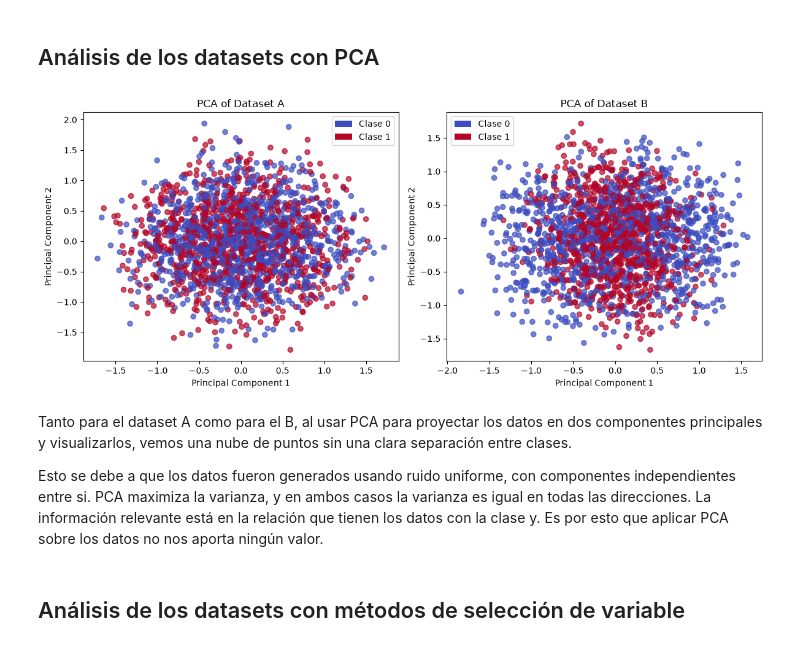
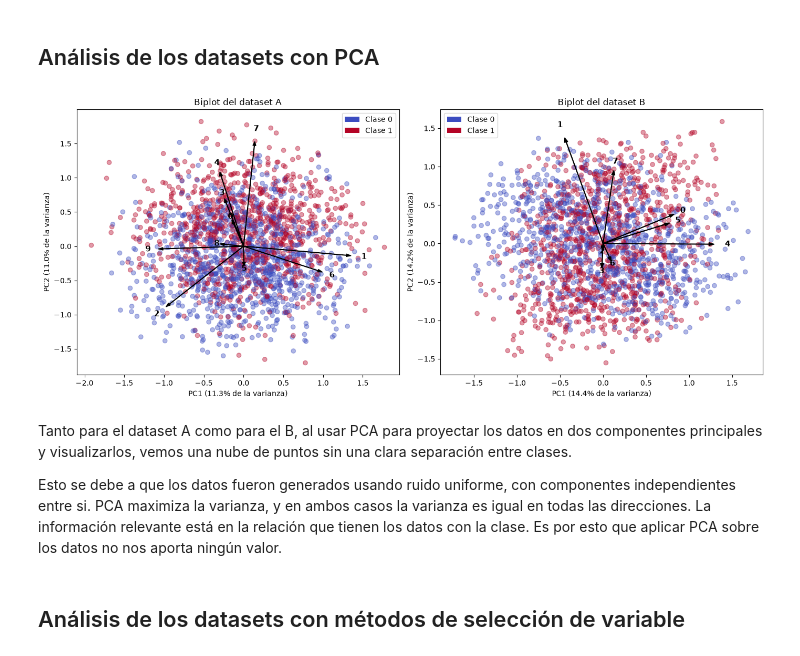
Before and after one commit to BrunoSpoletini/topicosMineriaDeDatos, a Jupyter notebook: tp2/TMD_TP2_Seleccion.ipynb, the cells around one changed output. Saved outputs shown, nothing was run; the diff lists cells and outputs as text; code cells hidden in the pictures.

```diff
--- a/tp2/TMD_TP2_Seleccion.ipynb
+++ b/tp2/TMD_TP2_Seleccion.ipynb
@@ -467,40 +469,52 @@ datosBX[sub, 3] = np.abs(datosBX[sub, 3] * datosBy[sub])
 # %%
 from matplotlib.colors import ListedColormap
 from matplotlib.patches import Patch
 
 # Colores de las clases (-1 -> "Clase 0", 1 -> "Clase 1")
 color_clase0, color_clase1 = plt.get_cmap("coolwarm")([0.0, 1.0])
 cmap_clases = ListedColormap([color_clase0, color_clase1])
 leyenda_clases = [
     Patch(facecolor=color_clase0, label="Clase 0"),
     Patch(facecolor=color_clase1, label="Clase 1")]
 
 pca_a = PCA(n_components=2)
 A_pca = pca_a.fit_transform(datosAX)
 pca_b = PCA(n_components=2)
 B_pca = pca_b.fit_transform(datosBX)
 
 # A a la izquierda, B a la derecha
-fig, (ax_a, ax_b) = plt.subplots(1, 2, figsize=(12, 5))
+fig, (ax_a, ax_b) = plt.subplots(1, 2, figsize=(14, 6))
 
-for ax, X_pca, y, nombre in [
-        (ax_a, A_pca, datosAy, "A"), (ax_b, B_pca, datosBy, "B")]:
+for ax, X_pca, pca, y, nombre in [
+        (ax_a, A_pca, pca_a, datosAy, "A"), (ax_b, B_pca, pca_b, datosBy, "B")]:
     ax.scatter(
         X_pca[:, 0], X_pca[:, 1], c=np.where(y == 1, 1, 0),
-        cmap=cmap_clases, alpha=0.7)
-    ax.set_title(f"PCA of Dataset {nombre}")
-    ax.set_xlabel("Principal Component 1")
-    ax.set_ylabel("Principal Component 2")
+        cmap=cmap_clases, alpha=0.4)
+
+    # flechas de las variables originales: la carga de cada variable en
+    # PC1 y PC2, escalada para que se vea sobre la nube de puntos
+    cargas = pca.components_.T  # (n_variables, 2)
+    escala = np.abs(X_pca).max() / np.abs(cargas).max() * 0.8
+    for j, (cx, cy) in enumerate(cargas):
+        ax.arrow(0, 0, cx * escala, cy * escala, color='black',
+                 width=0.005, head_width=0.04, length_includes_head=True)
+        ax.text(cx * escala * 1.12, cy * escala * 1.12, str(j),
+                fontsize=11, weight='bold', ha='center', va='center')
+
+    var_exp = pca.explained_variance_ratio_
+    ax.set_title(f"Biplot del dataset {nombre}")
+    ax.set_xlabel(f"PC1 ({var_exp[0]:.1%} de la varianza)")
+    ax.set_ylabel(f"PC2 ({var_exp[1]:.1%} de la varianza)")
     ax.legend(handles=leyenda_clases)
 
 plt.tight_layout()
 plt.show()
 # %% [output]
-[figure, old version]
+[figure, new version]
 # %% [markdown]
 Tanto para el dataset A como para el B, al usar PCA para proyectar los datos en dos componentes principales y visualizarlos, vemos una nube de puntos sin una clara separación entre clases.
 
-Esto se debe a que los datos fueron generados usando ruido uniforme, con componentes independientes entre si. PCA maximiza la varianza, y en ambos casos la varianza es igual en todas las direcciones. La información relevante está en la relación que tienen los datos con la clase y. Es por esto que aplicar PCA sobre los datos no nos aporta ningún valor.
+Esto se debe a que los datos fueron generados usando ruido uniforme, con componentes independientes entre si. PCA maximiza la varianza, y en ambos casos la varianza es igual en todas las direcciones. La información relevante está en la relación que tienen los datos con la clase. Es por esto que aplicar PCA sobre los datos no nos aporta ningún valor.
 # %% [markdown]
 ## Análisis de los datasets con métodos de selección de variable
 # %% [markdown]
```
Also changed, not shown: parts of 15 cells of this notebook.
